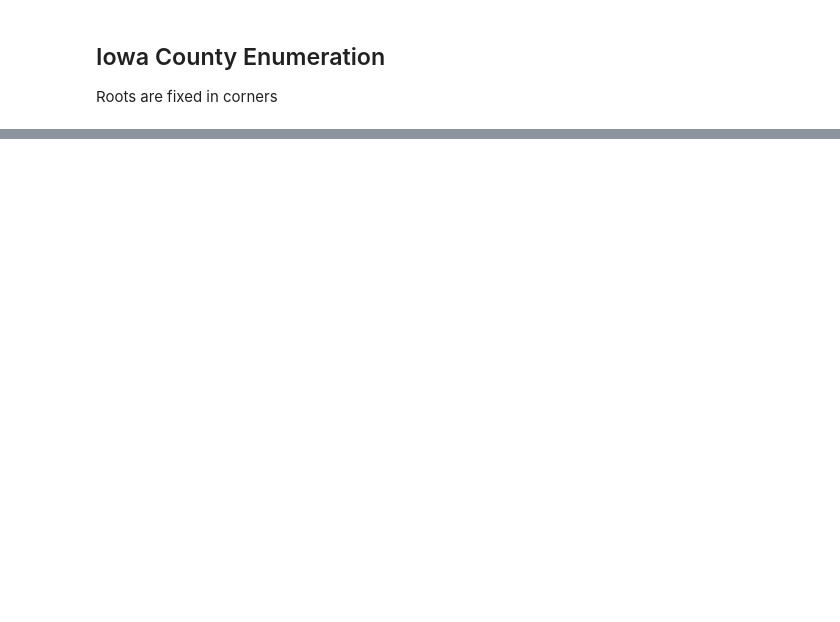
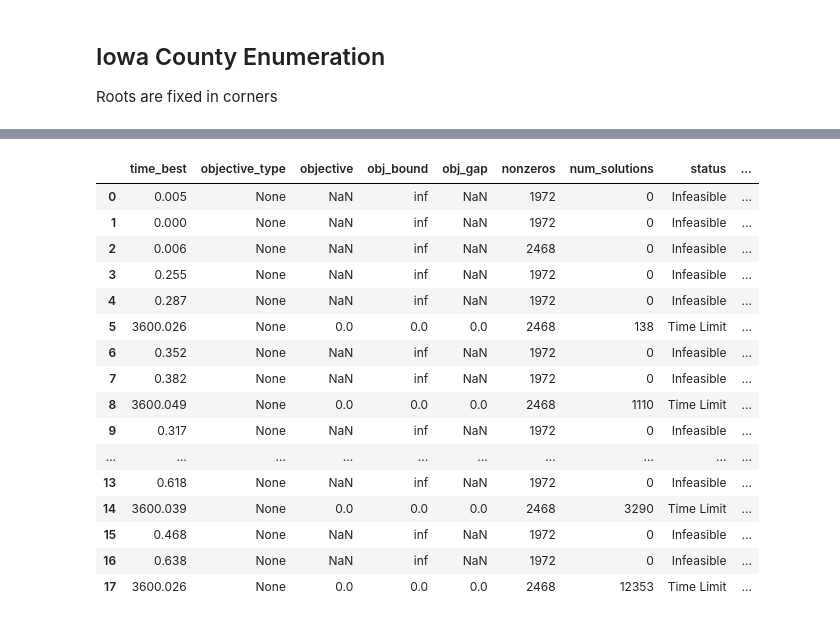
Before and after one commit to Ishaanjolly/A-guide-to-inexact-contiguity-constraints, a Jupyter notebook: notebooks/enumeration/IA_multi_district_enumeration_county.ipynb, the cells around one changed output, grey strips where cells are left out. Drawn from its saved outputs; the diff is of its cells as text; code cells hidden in the pictures; blank space fills up the shorter version.

```diff
--- a/notebooks/enumeration/IA_multi_district_enumeration_county.ipynb
+++ b/notebooks/enumeration/IA_multi_district_enumeration_county.ipynb
@@ -56,0 +83,20 @@ df = run_enumeration_experiment(
+# %%
+df
+# %% [output]
+|  | time_best | objective_type | objective | obj_bound | obj_gap | nonzeros | num_solutions | status | ... |
+| 0 | 0.005 | None | NaN | inf | NaN | 1972 | 0 | Infeasible | ... |
+| 1 | 0.000 | None | NaN | inf | NaN | 1972 | 0 | Infeasible | ... |
+| 2 | 0.006 | None | NaN | inf | NaN | 2468 | 0 | Infeasible | ... |
+| 3 | 0.255 | None | NaN | inf | NaN | 1972 | 0 | Infeasible | ... |
+| 4 | 0.287 | None | NaN | inf | NaN | 1972 | 0 | Infeasible | ... |
+| 5 | 3600.026 | None | 0.0 | 0.0 | 0.0 | 2468 | 138 | Time Limit | ... |
+| 6 | 0.352 | None | NaN | inf | NaN | 1972 | 0 | Infeasible | ... |
+| 7 | 0.382 | None | NaN | inf | NaN | 1972 | 0 | Infeasible | ... |
+| 8 | 3600.049 | None | 0.0 | 0.0 | 0.0 | 2468 | 1110 | Time Limit | ... |
+| 9 | 0.317 | None | NaN | inf | NaN | 1972 | 0 | Infeasible | ... |
+| ... | ... | ... | ... | ... | ... | ... | ... | ... | ... |
+| 13 | 0.618 | None | NaN | inf | NaN | 1972 | 0 | Infeasible | ... |
+| 14 | 3600.039 | None | 0.0 | 0.0 | 0.0 | 2468 | 3290 | Time Limit | ... |
+| 15 | 0.468 | None | NaN | inf | NaN | 1972 | 0 | Infeasible | ... |
+| 16 | 0.638 | None | NaN | inf | NaN | 1972 | 0 | Infeasible | ... |
+| 17 | 3600.026 | None | 0.0 | 0.0 | 0.0 | 2468 | 12353 | Time Limit | ... |
```
Also changed, not shown: parts of 5 cells of this notebook.
